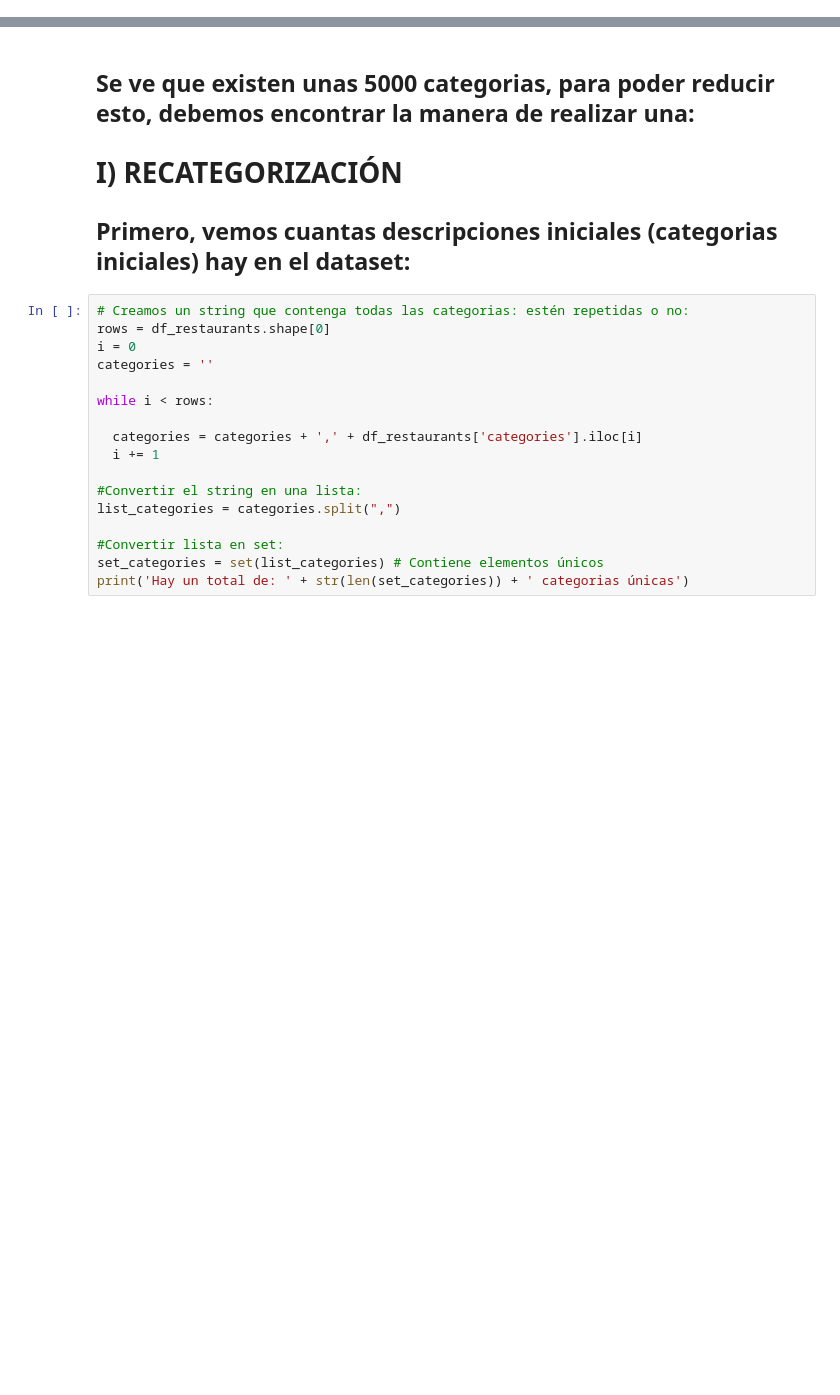
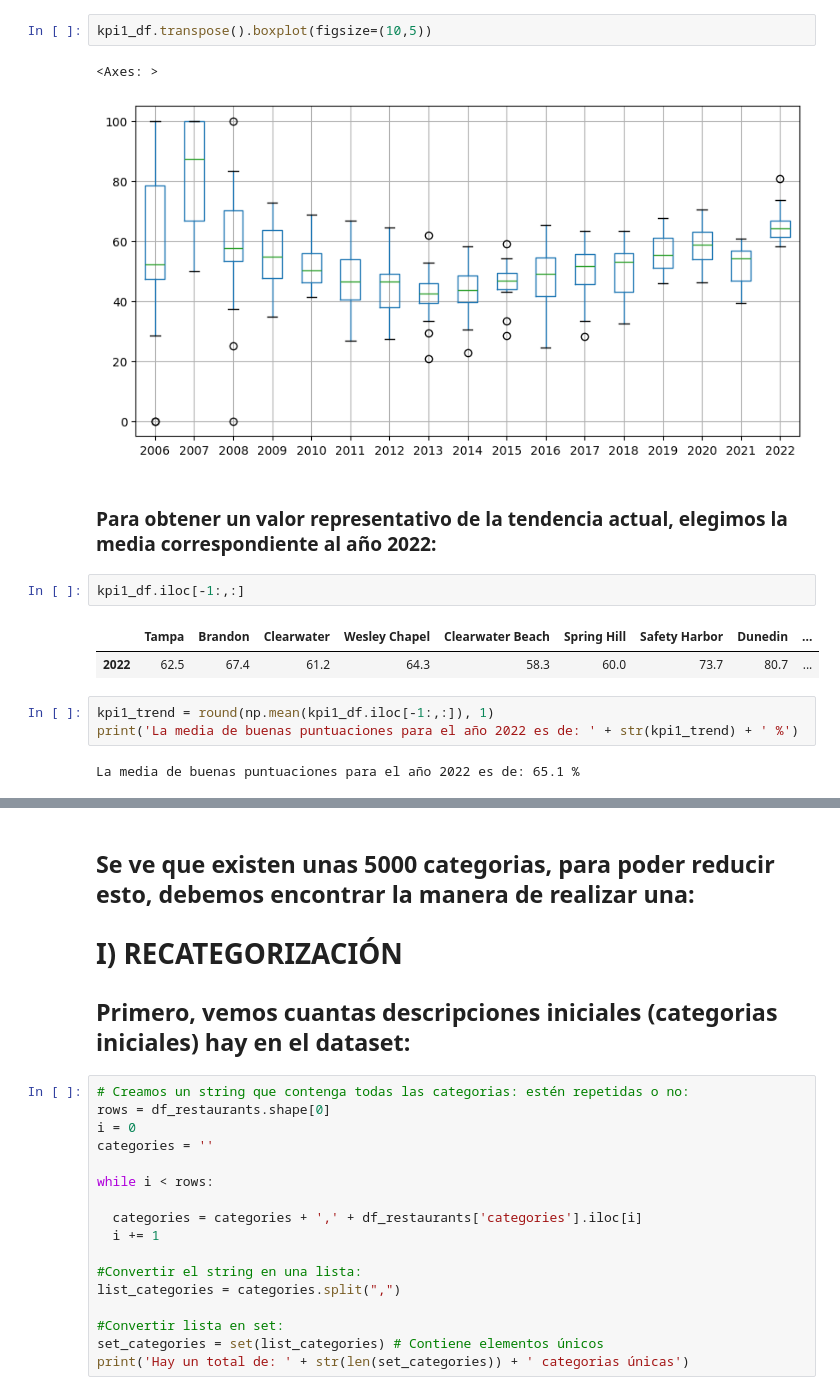
Before and after one commit to MyriamRengifo/proyecto_final, a Jupyter notebook: Data Analysis/EDA_KPI_LuisMata.ipynb, the cells around one changed output, grey strips where cells are left out. Drawn from its saved outputs; the diff is of its cells as text; blank space fills up the shorter version.

```diff
--- a/Data Analysis/EDA_KPI_LuisMata.ipynb
+++ b/Data Analysis/EDA_KPI_LuisMata.ipynb
@@ -132,0 +285,17 @@ df_restaurants.head(2)
+# %%
+kpi1_df.transpose().boxplot(figsize=(10,5))
+# %% [output]
+<Axes: >
+[figure, added]
+# %% [markdown]
+### Para obtener un valor representativo de la tendencia actual, elegimos la media correspondiente al año 2022:
+# %%
+kpi1_df.iloc[-1:,:]
+# %% [output]
+|  | Tampa | Brandon | Clearwater | Wesley Chapel | Clearwater Beach | Spring Hill | Safety Harbor | Dunedin | ... |
+| 2022 | 62.5 | 67.4 | 61.2 | 64.3 | 58.3 | 60.0 | 73.7 | 80.7 | ... |
+# %%
+kpi1_trend = round(np.mean(kpi1_df.iloc[-1:,:]), 1)
+print('La media de buenas puntuaciones para el año 2022 es de: ' + str(kpi1_trend) + ' %')
+# %% [output]
+La media de buenas puntuaciones para el año 2022 es de: 65.1 %
```
Also changed, not shown: parts of 72 cells of this notebook, 22 other files.
